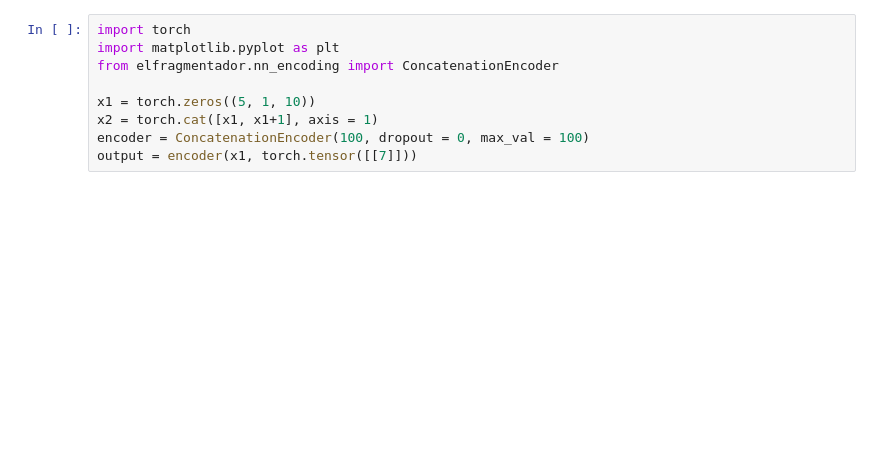
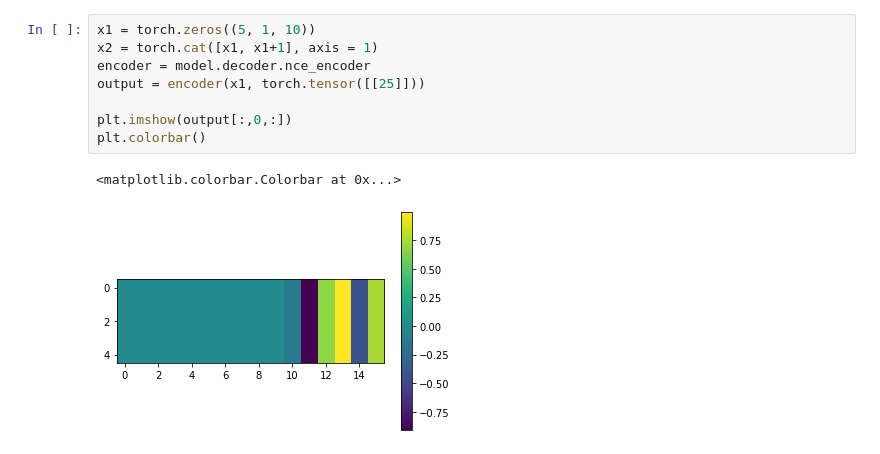
Before and after one commit to jspaezp/elfragmentador, a Jupyter notebook: notebooks/visualize_embeddings.ipynb, the cells around one changed output. Drawn from its saved outputs; the diff is of its cells as text; blank space fills up the shorter version.

```diff
--- a/notebooks/visualize_embeddings.ipynb
+++ b/notebooks/visualize_embeddings.ipynb
@@ -1,9 +73,11 @@
 # %%
-import torch
-import matplotlib.pyplot as plt
-from elfragmentador.nn_encoding import ConcatenationEncoder
-
 x1 = torch.zeros((5, 1, 10))
 x2 = torch.cat([x1, x1+1], axis = 1)
-encoder = ConcatenationEncoder(100, dropout = 0, max_val = 100)
-output = encoder(x1, torch.tensor([[7]]))
+encoder = model.decoder.nce_encoder
+output = encoder(x1, torch.tensor([[25]]))
+
+plt.imshow(output[:,0,:])
+plt.colorbar()
+# %% [output]
+<matplotlib.colorbar.Colorbar at 0x...>
+[figure, added]
```
Also changed, not shown: parts of 11 cells of this notebook, 3 other files.
